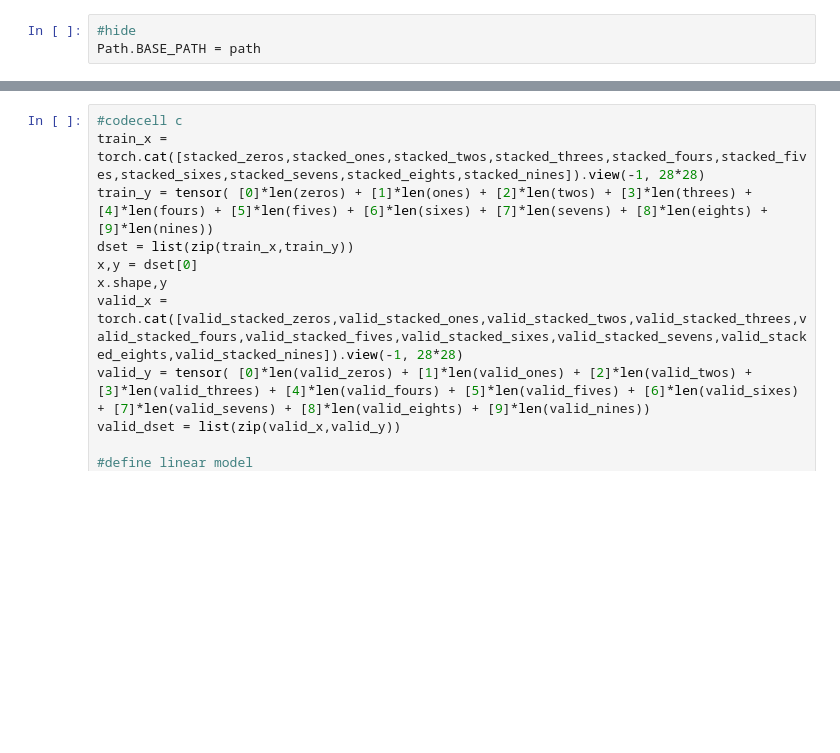
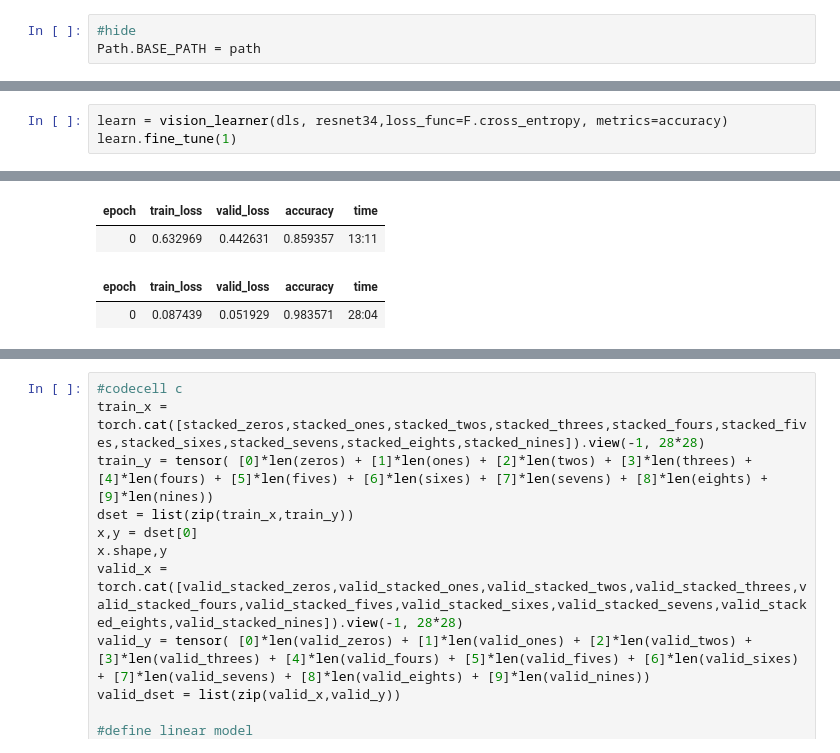
Before and after one commit to rubanzasilva/mnist_basics, a Jupyter notebook: a_mnist.ipynb, the cells around one changed output, grey strips where cells are left out. Saved outputs shown, nothing was run; the diff lists cells and outputs as text; blank space fills up the shorter version.

```diff
--- a/a_mnist.ipynb
+++ b/a_mnist.ipynb
@@ -20,0 +38,4 @@ Path.BASE_PATH = path
+# %%
+learn = vision_learner(dls, resnet34,loss_func=F.cross_entropy, metrics=accuracy)
+learn.fine_tune(1)
+# %% [output]
@@ -20,0 +43,4 @@ Path.BASE_PATH = path
+| epoch | train_loss | valid_loss | accuracy | time |
+| 0 | 0.632969 | 0.442631 | 0.859357 | 13:11 |
+| epoch | train_loss | valid_loss | accuracy | time |
+| 0 | 0.087439 | 0.051929 | 0.983571 | 28:04 |
```
Also changed, not shown: parts of 27 cells of this notebook.
